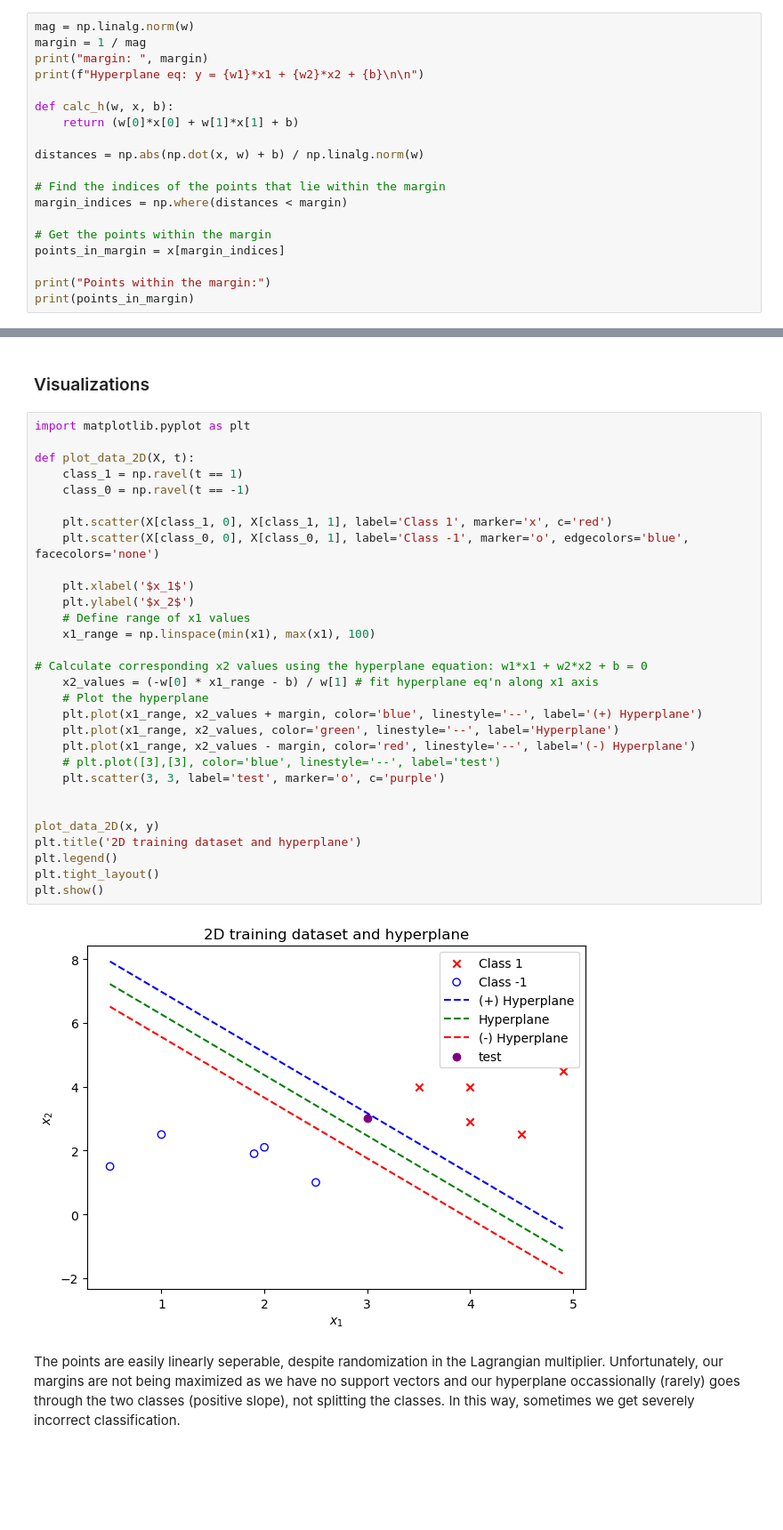
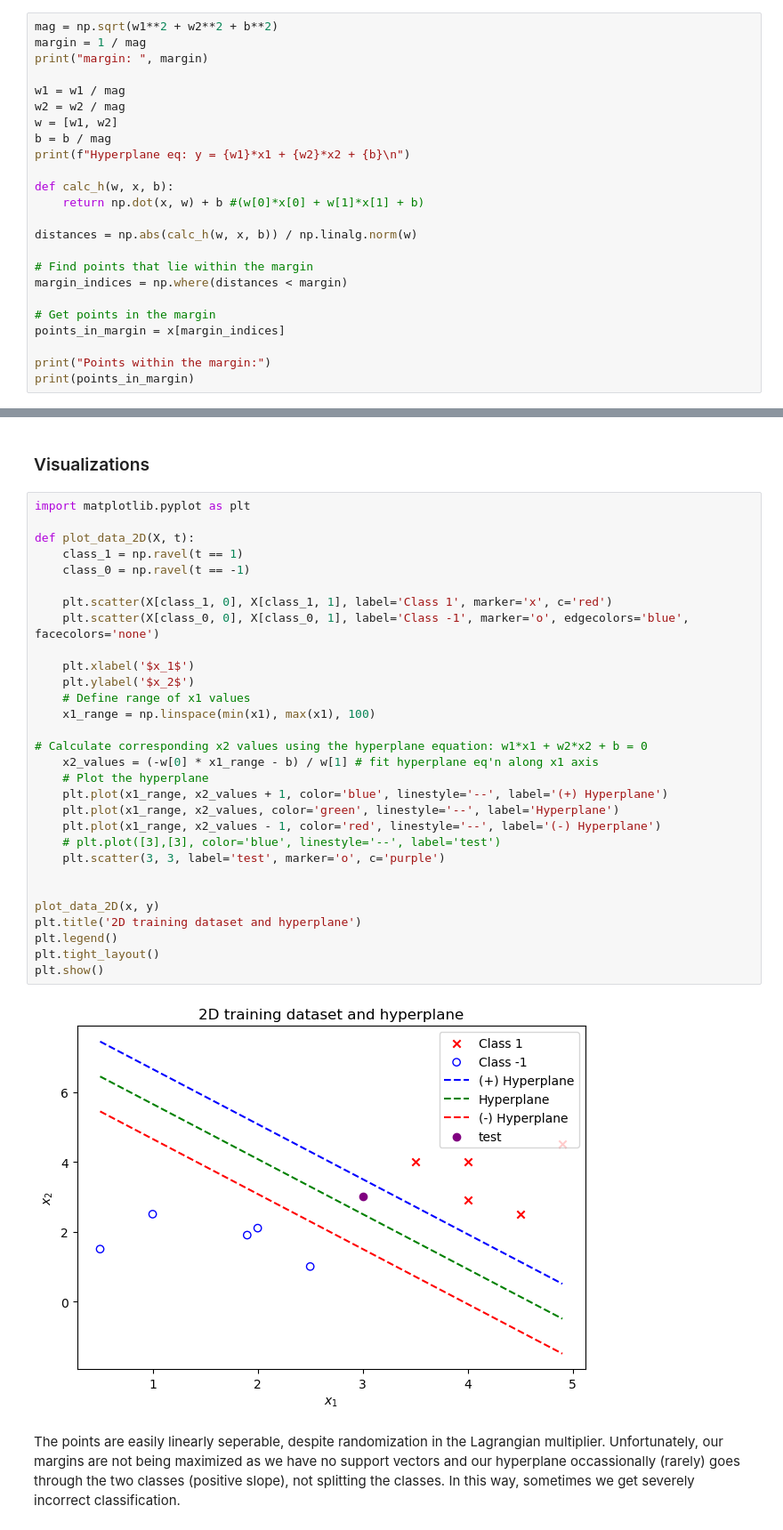
Before and after one commit to matthewpkearney/cs559_hw6, a Jupyter notebook: MattKearney_HW6.ipynb, the cells around one changed output, grey strips where cells are left out. Shown at 89% size. Cells and saved outputs as stored; diff of their text form; blank space fills up the shorter version.

```diff
--- a/MattKearney_HW6.ipynb
+++ b/MattKearney_HW6.ipynb
@@ -57,20 +57,25 @@ b:  -5.374520594137854
 # %% [markdown]
 ## Give hyperplane eq', and calculate points within the margin
 # %%
-mag = np.linalg.norm(w)
+mag = np.sqrt(w1**2 + w2**2 + b**2)
 margin = 1 / mag
 print("margin: ", margin)
-print(f"Hyperplane eq: y = {w1}*x1 + {w2}*x2 + {b}\n\n")
+
+w1 = w1 / mag
+w2 = w2 / mag
+w = [w1, w2]
+b = b / mag
+print(f"Hyperplane eq: y = {w1}*x1 + {w2}*x2 + {b}\n")
 
 def calc_h(w, x, b):
-    return (w[0]*x[0] + w[1]*x[1] + b)
+    return np.dot(x, w) + b #(w[0]*x[0] + w[1]*x[1] + b)
 
-distances = np.abs(np.dot(x, w) + b) / np.linalg.norm(w)
+distances = np.abs(calc_h(w, x, b)) / np.linalg.norm(w)
 
-# Find the indices of the points that lie within the margin
+# Find points that lie within the margin
 margin_indices = np.where(distances < margin)
 
-# Get the points within the margin
+# Get points in the margin
 points_in_margin = x[margin_indices]
 
 print("Points within the margin:")
@@ -113,35 +109,35 @@ support vectors:  []
 # %%
 import matplotlib.pyplot as plt
 
 def plot_data_2D(X, t):
     class_1 = np.ravel(t == 1)
     class_0 = np.ravel(t == -1)
 
     plt.scatter(X[class_1, 0], X[class_1, 1], label='Class 1', marker='x', c='red')
     plt.scatter(X[class_0, 0], X[class_0, 1], label='Class -1', marker='o', edgecolors='blue', facecolors='none')
 
     plt.xlabel('$x_1$')
     plt.ylabel('$x_2$')
     # Define range of x1 values
     x1_range = np.linspace(min(x1), max(x1), 100)
 
 # Calculate corresponding x2 values using the hyperplane equation: w1*x1 + w2*x2 + b = 0
     x2_values = (-w[0] * x1_range - b) / w[1] # fit hyperplane eq'n along x1 axis
     # Plot the hyperplane
-    plt.plot(x1_range, x2_values + margin, color='blue', linestyle='--', label='(+) Hyperplane')
+    plt.plot(x1_range, x2_values + 1, color='blue', linestyle='--', label='(+) Hyperplane')
     plt.plot(x1_range, x2_values, color='green', linestyle='--', label='Hyperplane')
-    plt.plot(x1_range, x2_values - margin, color='red', linestyle='--', label='(-) Hyperplane')
+    plt.plot(x1_range, x2_values - 1, color='red', linestyle='--', label='(-) Hyperplane')
     # plt.plot([3],[3], color='blue', linestyle='--', label='test')
     plt.scatter(3, 3, label='test', marker='o', c='purple')
 
 
 plot_data_2D(x, y)
 plt.title('2D training dataset and hyperplane')
 plt.legend()
 plt.tight_layout()
 plt.show()
 # %% [output]
-[figure, old version]
+[figure, new version]
 # %% [markdown]
 The points are easily linearly seperable, despite randomization in the Lagrangian multiplier. Unfortunately, our margins are not being maximized as we have no support vectors and our hyperplane occassionally (rarely) goes through the two classes (positive slope), not splitting the classes. In this way, sometimes we get severely incorrect classification.
 # %% [markdown]
```
Also changed, not shown: parts of 8 cells of this notebook, 2 other files.
